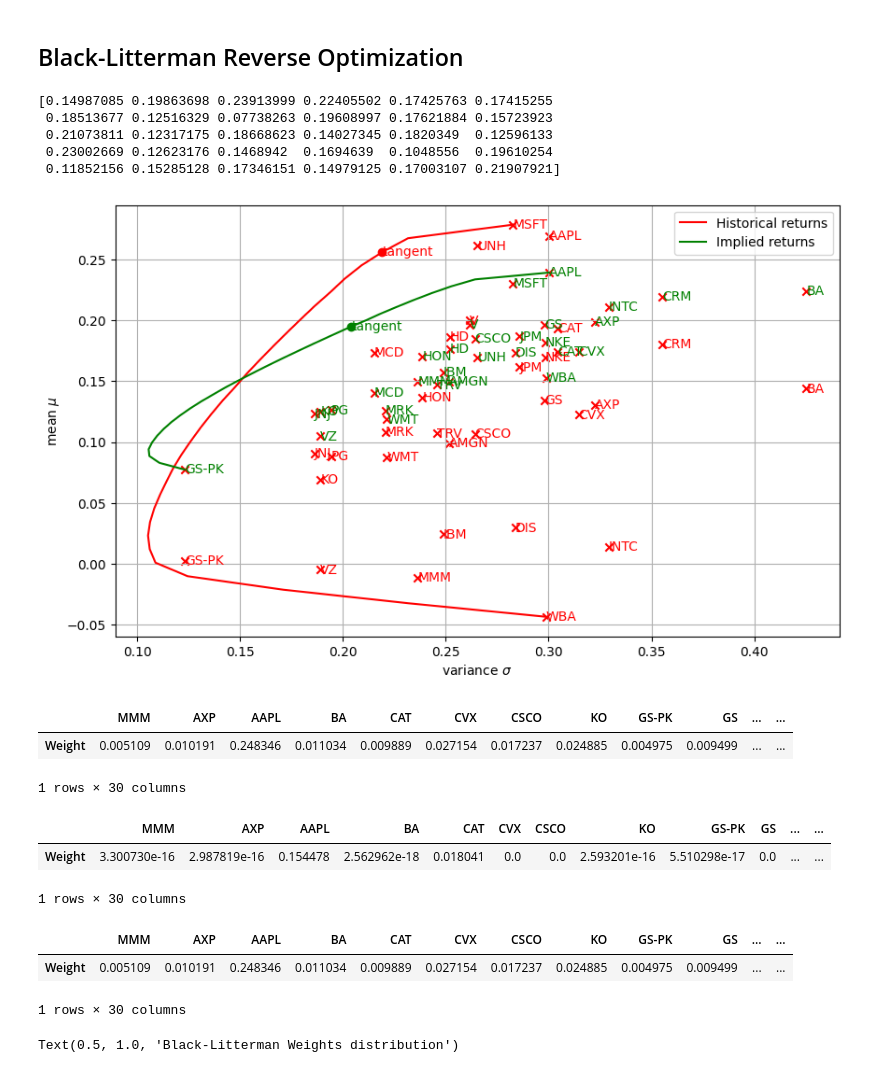
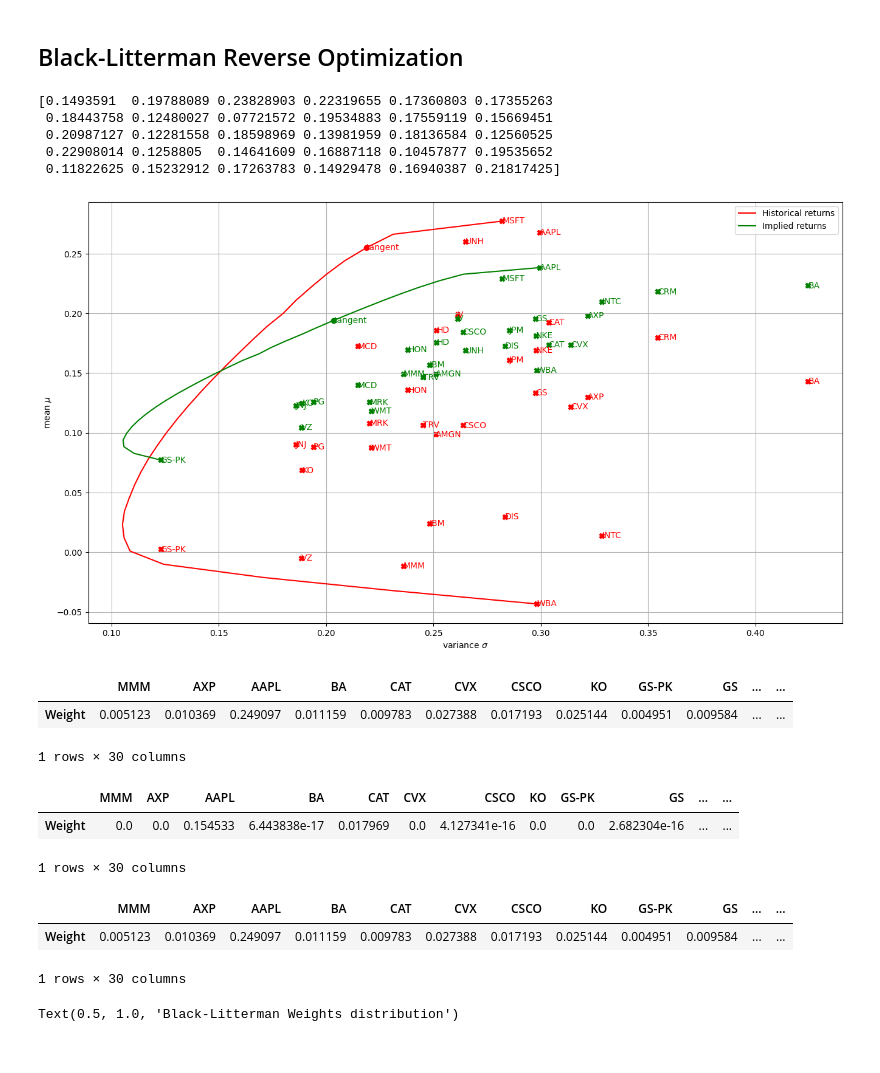
Before and after one commit to ps1899/Portfolio_Optimization-Black_Litterman, a Jupyter notebook: bl copy.ipynb, the cells around one changed output. Saved outputs shown, nothing was run; the diff lists cells and outputs as text; code cells hidden in the pictures.

```diff
--- a/bl copy.ipynb
+++ b/bl copy.ipynb
@@ -23,7 +23,7 @@ import pandas as pd
 import matplotlib_inline
 import matplotlib.pyplot as plt
 import pylab
-pylab.rcParams['figure.figsize'] = (10, 6)
+pylab.rcParams['figure.figsize'] = (16, 9)
 import scipy.optimize
 from pandas_datareader import data as web
 import yfinance as yf
@@ -77,9 +77,9 @@ def daily_asset_estimator(prices):
     for ri in range(r):
         expected_returns = np.append(expected_returns, np.mean(historical_returns[ri]))
     covariance = np.cov(historical_returns)
-    expected_returns = (1 + expected_returns) ** 253 - 1
+    expected_returns = (1 + expected_returns) ** 252 - 1
     print(expected_returns)
-    covariance = covariance * 253
+    covariance = covariance * 252
     return expected_returns, covariance
 
 W = np.array(caps)/sum(caps)
@@ -232,15 +240,17 @@ def get_frontier(R, C, rf):
     frontier_means, frontier_vars, frontier_weights = optimize_frontier(R, C, rf)
     return Result(W, tangent_mean, tangent_var, frontier_means, frontier_vars, frontier_weights)
 # %%
+# Display Assets
 def display_assets(names, R, C, color = 'black'):
-    plt.scatter([C[i, i] ** .5 for i in range(n)], R, marker = 'x', color = 'red'), plt.grid(True)  # draw assets
+    plt.scatter([C[i, i] ** .5 for i in range(n)], R, marker = 'X', color = color), plt.grid(True)  # draw assets
     for i in range(n):
         plt.text(C[i, i] ** .5, R[i], '%s' % names[i], verticalalignment = 'center', color = color) # draw labels
 
+# Display Efficient Frontier
 def display_frontier(result: Result, label = None, color = 'black'):
     plt.text(result.tangent_var ** .5, result.tangent_mean, 'tangent', verticalalignment = 'center', color = color)
     plt.scatter(result.tangent_var ** .5, result.tangent_mean, marker = 'o', color = color), plt.grid(True)
-    plt.plot(list(result.frontier_var ** .5), list(result.frontier_mean), label = label, color = color), plt.grid(True)  # draw efficient frontier
+    plt.plot(list(result.frontier_var ** .5), list(result.frontier_mean), label = label, color = color), plt.grid(True) # draw efficient frontier
 
 result_1 = get_frontier(R, C, rf)
 n = len(R)
@@ -366,40 +399,47 @@ display(pd.DataFrame({'Weight': result_1.W}, index = names).T)
 mean = port_mean(R, W)
 var = port_var(W, C)
 
-lambdaa = (mean - rf) / var  # Calculate risk aversion
-Pi = np.dot(np.dot(lambdaa, C), W)  # Calculate equilibrium excess returns
+# Calculate risk aversion
+lambdaa = (mean - rf) / var
+
+# Calculate equilibrium excess returns
+Pi = np.dot(np.dot(lambdaa, C), W)
 print(Pi + rf)
 # %% [output]
-[0.14987085 0.19863698 0.23913999 0.22405502 0.17425763 0.17415255
- 0.18513677 0.12516329 0.07738263 0.19608997 0.17621884 0.15723923
- 0.21073811 0.12317175 0.18668623 0.14027345 0.1820349  0.12596133
- 0.23002669 0.12623176 0.1468942  0.1694639  0.1048556  0.19610254
- 0.11852156 0.15285128 0.17346151 0.14979125 0.17003107 0.21907921]
+[0.1493591  0.19788089 0.23828903 0.22319655 0.17360803 0.17355263
+ 0.18443758 0.12480027 0.07721572 0.19534883 0.17559119 0.15669451
+ 0.20987127 0.12281558 0.18598969 0.13981959 0.18136584 0.12560525
+ 0.22908014 0.1258805  0.14641609 0.16887118 0.10457877 0.19535652
+ 0.11822625 0.15232912 0.17263783 0.14929478 0.16940387 0.21817425]
 # %%
+# Calculate the Black-Litterman Model optimal weights and plotting the efficient frontier
 result_2 = get_frontier(Pi + rf, C, rf)
 
 display_assets(names, R, C, color = 'red')
 display_frontier(result_1, label = 'Historical returns', color = 'red')
 display_assets(names, Pi + rf, C, color = 'green')
 display_frontier(result_2, label = 'Implied returns', color = 'green')
-plt.xlabel('variance $\sigma$'), plt.ylabel('mean $\mu$'), plt.legend(), plt.show()
-display(pd.DataFrame({'Weight': result_2.W}, index=names).T)
+plt.xlabel('variance $\sigma$')
+plt.ylabel('mean $\mu$')
+plt.legend()
+plt.show()
+display(pd.DataFrame({'Weight': result_2.W}, index = names).T)
 # %% [output]
-[figure, old version]
+[figure, new version]
 |  | MMM | AXP | AAPL | BA | CAT | CVX | CSCO | KO | GS-PK | GS | ... | ... |
-| Weight | 0.005109 | 0.010191 | 0.248346 | 0.011034 | 0.009889 | 0.027154 | 0.017237 | 0.024885 | 0.004975 | 0.009499 | ... | ... |
+| Weight | 0.005123 | 0.010369 | 0.249097 | 0.011159 | 0.009783 | 0.027388 | 0.017193 | 0.025144 | 0.004951 | 0.009584 | ... | ... |
 1 rows × 30 columns
 # %%
 # Markowitz Model weight distribution
-display(pd.DataFrame({'Weight': result_1.W}, index=names).T)
+display(pd.DataFrame({'Weight': result_1.W}, index = names).T)
 
 # Black-Litterman Model weight distribution
-display(pd.DataFrame({'Weight': result_2.W}, index=names).T)
+display(pd.DataFrame({'Weight': result_2.W}, index = names).T)
 # %% [output]
 |  | MMM | AXP | AAPL | BA | CAT | CVX | CSCO | KO | GS-PK | GS | ... | ... |
-| Weight | 3.300730e-16 | 2.987819e-16 | 0.154478 | 2.562962e-18 | 0.018041 | 0.0 | 0.0 | 2.593201e-16 | 5.510298e-17 | 0.0 | ... | ... |
+| Weight | 0.0 | 0.0 | 0.154533 | 6.443838e-17 | 0.017969 | 0.0 | 4.127341e-16 | 0.0 | 0.0 | 2.682304e-16 | ... | ... |
 1 rows × 30 columns
 |  | MMM | AXP | AAPL | BA | CAT | CVX | CSCO | KO | GS-PK | GS | ... | ... |
-| Weight | 0.005109 | 0.010191 | 0.248346 | 0.011034 | 0.009889 | 0.027154 | 0.017237 | 0.024885 | 0.004975 | 0.009499 | ... | ... |
+| Weight | 0.005123 | 0.010369 | 0.249097 | 0.011159 | 0.009783 | 0.027388 | 0.017193 | 0.025144 | 0.004951 | 0.009584 | ... | ... |
 1 rows × 30 columns
 # %%
```
Also changed, not shown: parts of 23 cells of this notebook, 6 other files.
